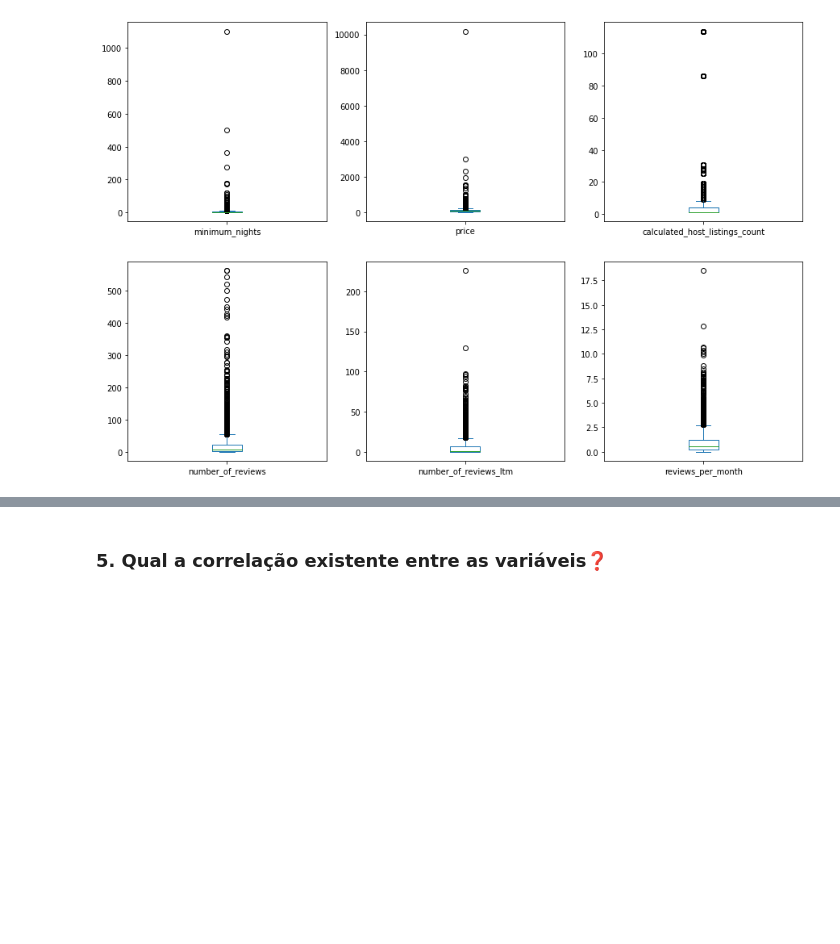
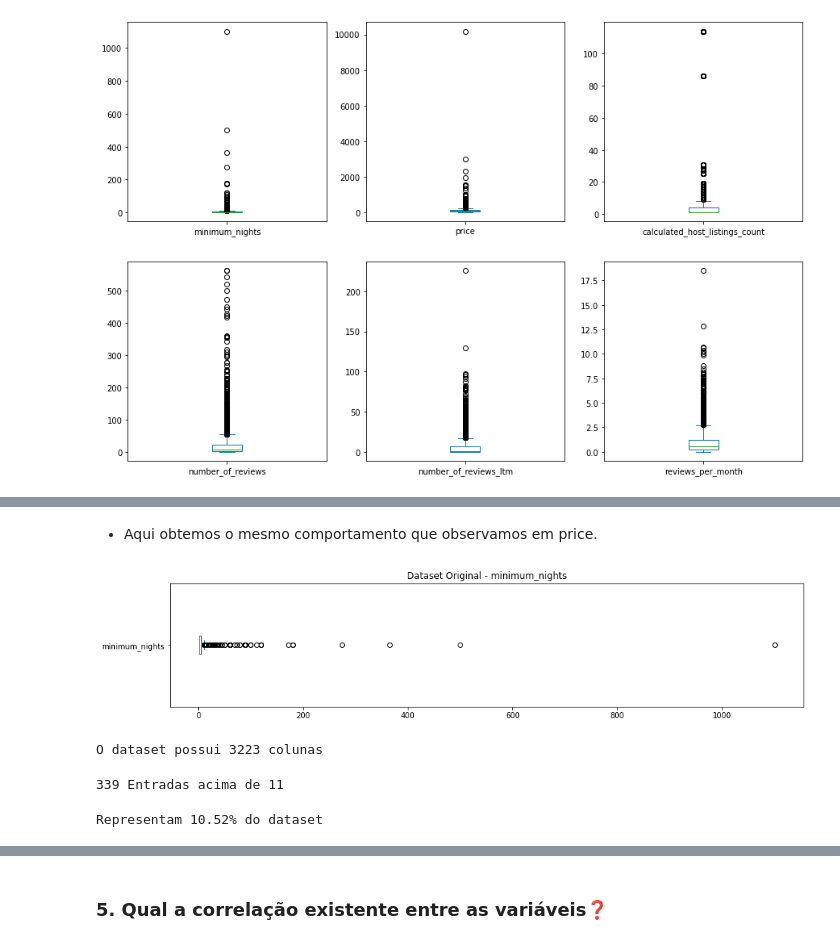
Before and after one commit to jhowsilvaa/Airbnb_Data_analysis, a Jupyter notebook: Airbnb_Data_Analysis_Geneva(_Switzerland).ipynb, the cells around one changed output, grey strips where cells are left out. Saved outputs shown, nothing was run; the diff lists cells and outputs as text; code cells hidden in the pictures; blank space fills up the shorter version.

```diff
--- a/Airbnb_Data_Analysis_Geneva(_Switzerland).ipynb
+++ b/Airbnb_Data_Analysis_Geneva(_Switzerland).ipynb
@@ -661,0 +722,16 @@ plt.show()
+# %% [markdown]
+* Aqui obtemos o mesmo comportamento que observamos em price.
+# %%
+# verificando o conjunto original
+fig, ax = plt.subplots(figsize=(15,3))
+df_geneve.minimum_nights.plot(kind='box', vert=False);
+ax.set_title('Dataset Original - minimum_nights')
+plt.show()
+print("O dataset possui {} colunas".format(df_geneve.shape[0]))
+print("{} Entradas acima de 11".format(len(df_geneve[df_geneve.minimum_nights > sup_minimum_nights ])))
+print("Representam {:.2f}% do dataset".format((len(df_geneve[df_geneve.minimum_nights > sup_minimum_nights ]) / df_geneve.shape[0])*100))
+# %% [output]
+[figure, added]
+O dataset possui 3223 colunas
+339 Entradas acima de 11
+Representam 10.52% do dataset
```
Also changed, not shown: parts of 23 cells of this notebook.
